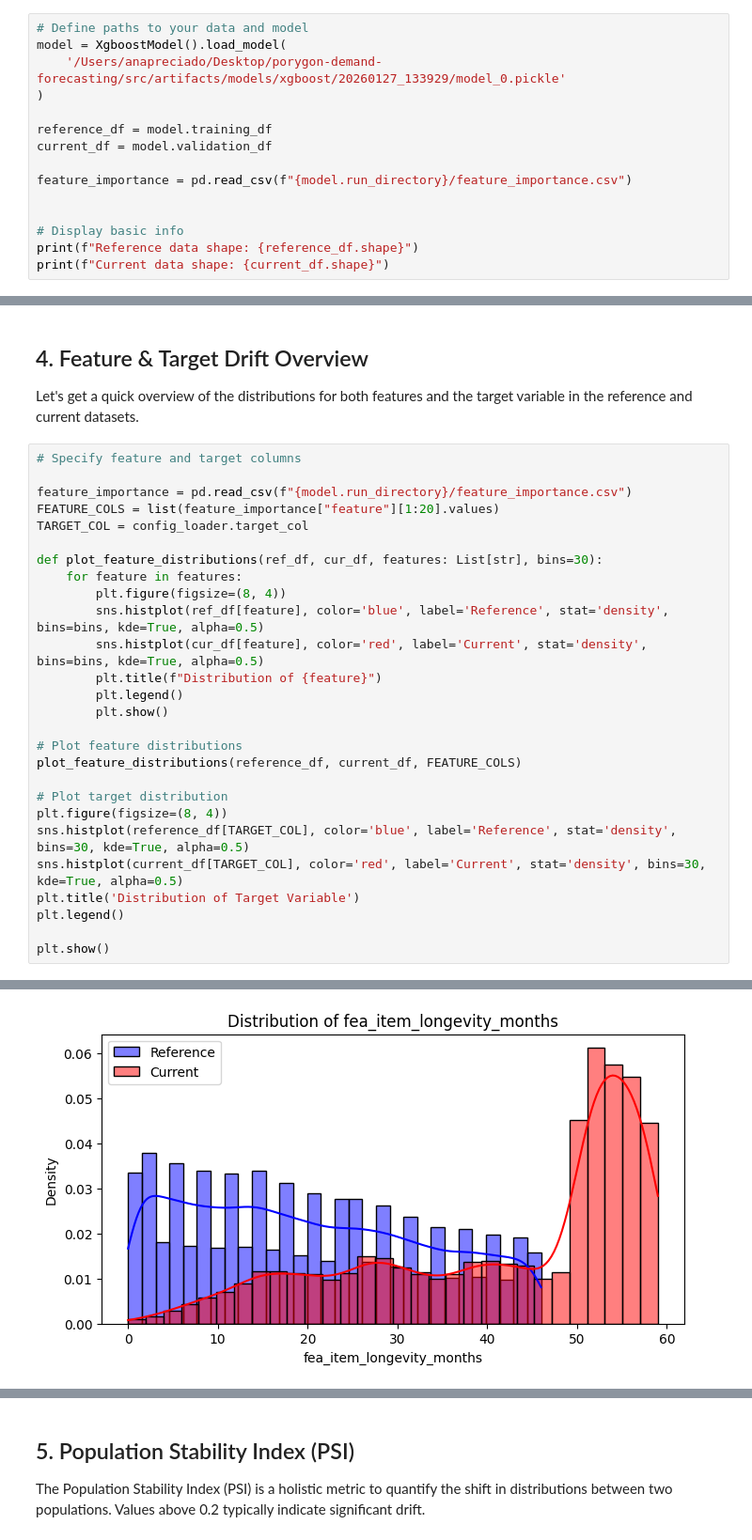
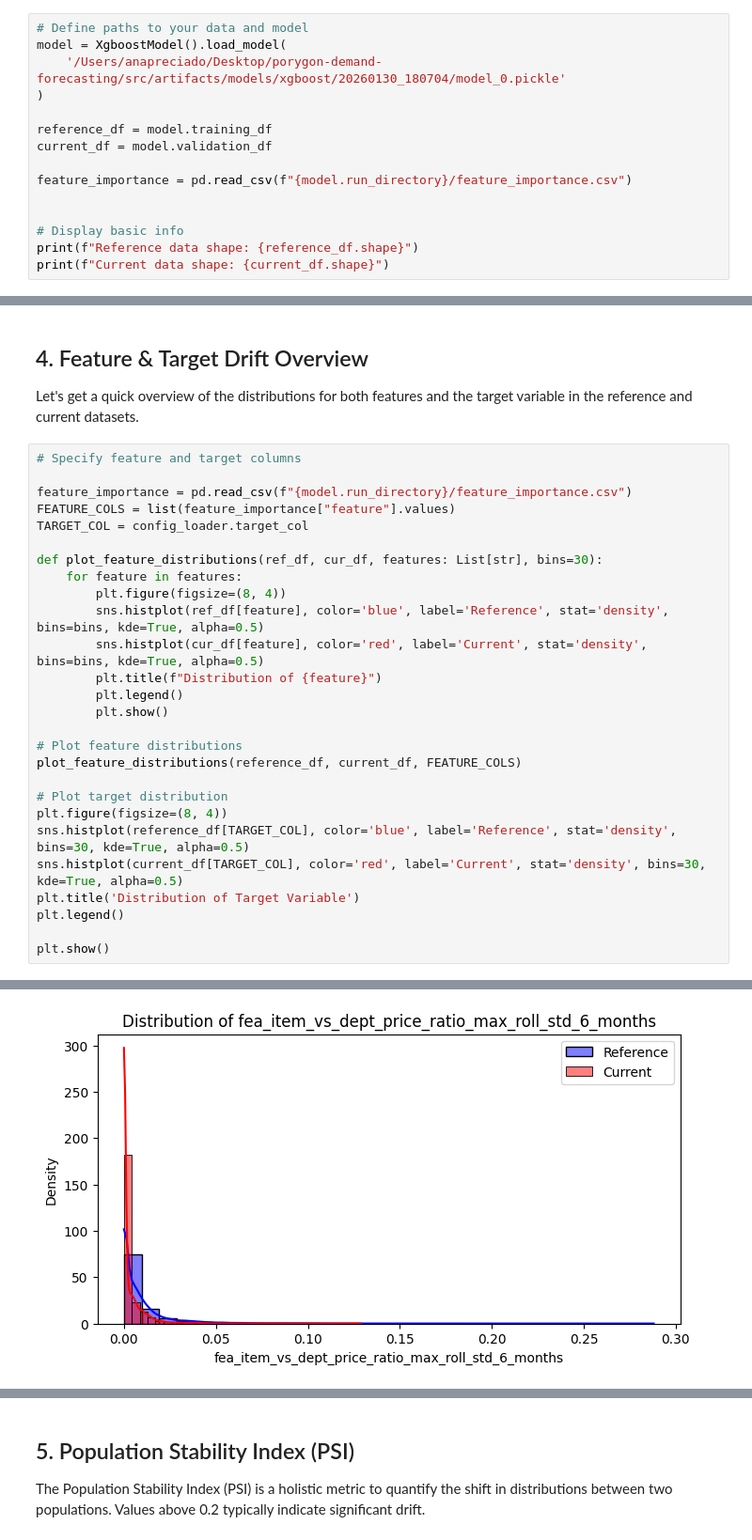
Before and after one commit to AnaPrec07/porygon-demand-forecasting, a Jupyter notebook: src/notebooks/model_training/xgboost/drift_monitoring.ipynb, the cells around one changed output, grey strips where cells are left out. Shown at 94% size. Saved outputs shown, nothing was run; the diff lists cells and outputs as text.

```diff
--- a/src/notebooks/model_training/xgboost/drift_monitoring.ipynb
+++ b/src/notebooks/model_training/xgboost/drift_monitoring.ipynb
@@ -50,7 +50,7 @@ Load the reference (baseline) and current (production or new) datasets, as well
 # %%
 # Define paths to your data and model
 model = XgboostModel().load_model(
-    '/Users/anapreciado/Desktop/porygon-demand-forecasting/src/artifacts/models/xgboost/20260127_133929/model_0.pickle'
+    '/Users/anapreciado/Desktop/porygon-demand-forecasting/src/artifacts/models/xgboost/20260130_180704/model_0.pickle'
 )
 
 reference_df = model.training_df
@@ -73,7 +73,7 @@ Let's get a quick overview of the distributions for both features and the target
 # Specify feature and target columns
 
 feature_importance = pd.read_csv(f"{model.run_directory}/feature_importance.csv")
-FEATURE_COLS = list(feature_importance["feature"][1:20].values)
+FEATURE_COLS = list(feature_importance["feature"].values)
 TARGET_COL = config_loader.target_col
 
 def plot_feature_distributions(ref_df, cur_df, features: List[str], bins=30):
@@ -108 +108 @@ plt.show()
-[figure, old version]
+[figure, new version]
```
Also changed, not shown: parts of 5 cells of this notebook, 12 other files.
